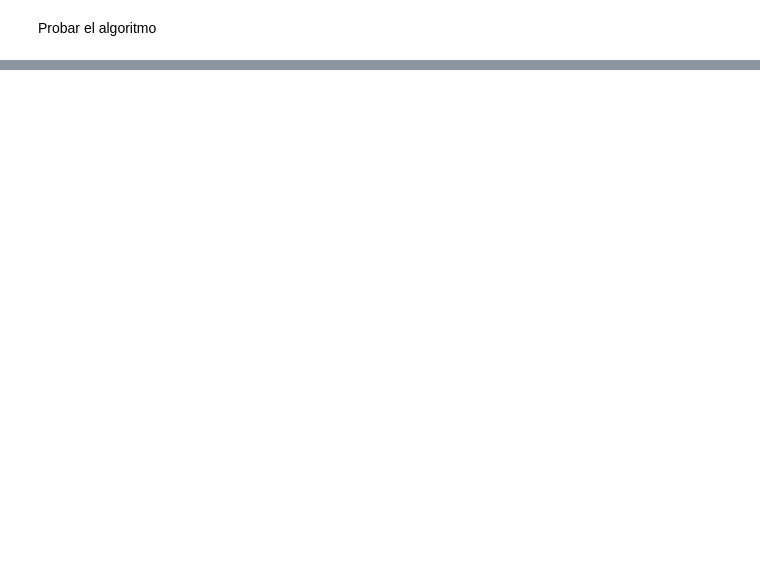
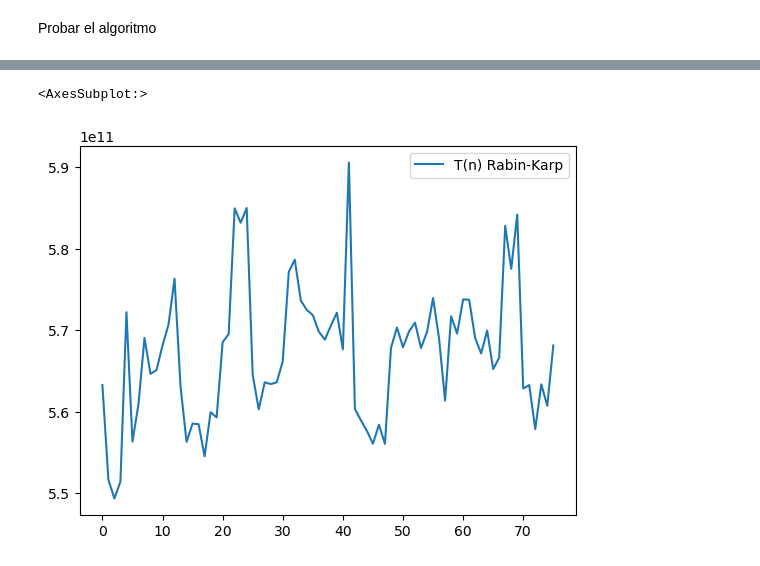
Before and after one commit to JVenegasB/cmp-2075-JuanVenegas, a Jupyter notebook: Folder/Rabin Karp Algorithm.ipynb, the cells around one changed output, grey strips where cells are left out. Drawn from its saved outputs; the diff is of its cells as text; code cells hidden in the pictures; blank space fills up the shorter version.

Commit message:
Rabin Karp algorithm

```diff
--- a/Folder/Rabin Karp Algorithm.ipynb
+++ b/Folder/Rabin Karp Algorithm.ipynb
@@ -84,0 +66,3 @@ Palabra en el indice  2167006
+# %%
+palabra = "aliquam"
+search = RKAlgorithm(data,palabra)
@@ -84,0 +71,7 @@ Palabra en el indice  2167006
+# %%
+wordSearchList = ['dui','aliquam','habitant','neque','nunc','commodo','libero','nulla','sapien','suscipit','viverra','mauris','nibh','nisi','nisl','nunc','odio','orci','ornare','pellentesque','pharetra','placerat','porta','porttitor','posuere','potenti','praesent','pretium','proin','pulvinar','purus','quam','quis','quisque','rhoncus','risus','rutrum','sagittis','sapien','scelerisque','sed','sem','semper','senectus','sit','sociis','sociosqu','sodales','sollicitudin','suscipit','suspendisse','taciti','tellus','tempor','tempus','tincidunt','torquent','tortor','tristique','turpis','ullamcorper','ultrices','ultricies','urna','ut','varius','vehicula','vel','velit','venenatis','vestibulum','vitae','vivamus','viverra','volutpat','vulputate']
+# %%
+runtime = []
+for i in wordSearchList:
+    search = RKAlgorithm(data,i)
+    runtime.append(search[1])
@@ -84,0 +80,6 @@ Palabra en el indice  2167006
+# %%
+import pandas as pd
+import matplotlib.pyplot as plt
+df = pd.DataFrame(zip(runtime))  #DEFINE THE DATA FRAME
+df.columns = [ 'T(n) Rabin-Karp']
+df
@@ -84,0 +100,5 @@ Palabra en el indice  2167006
+# %%
+df.plot(y='T(n) Rabin-Karp')
+# %% [output]
+<AxesSubplot:>
+[figure, added]
```
Also changed, not shown: parts of 9 cells of this notebook.
